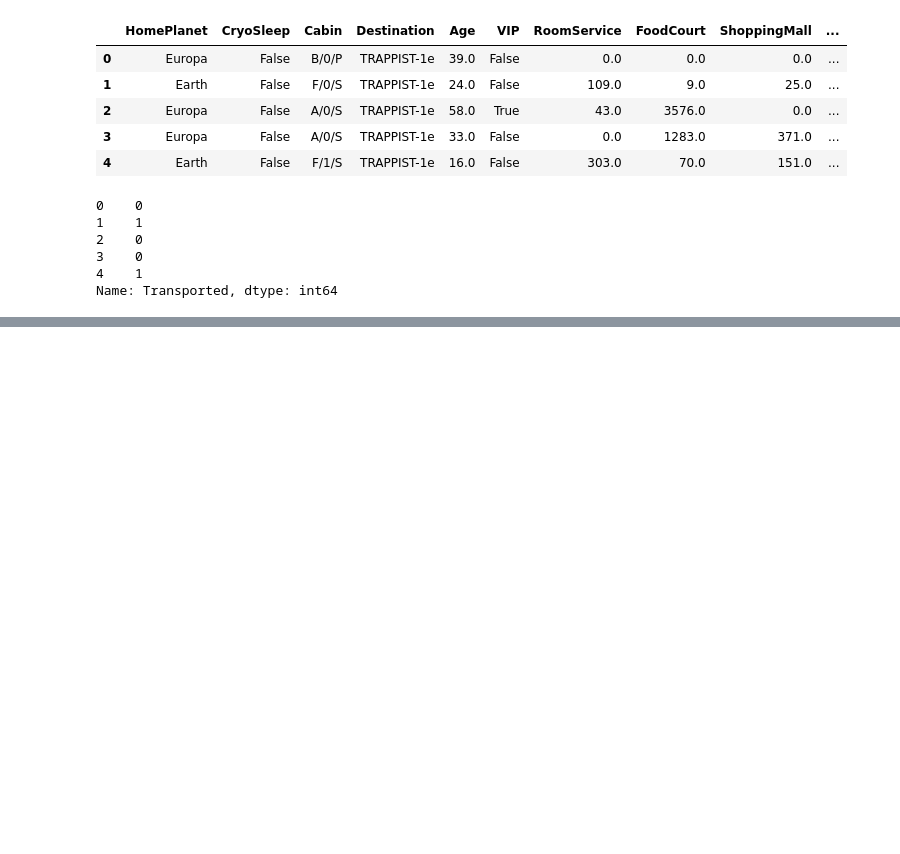
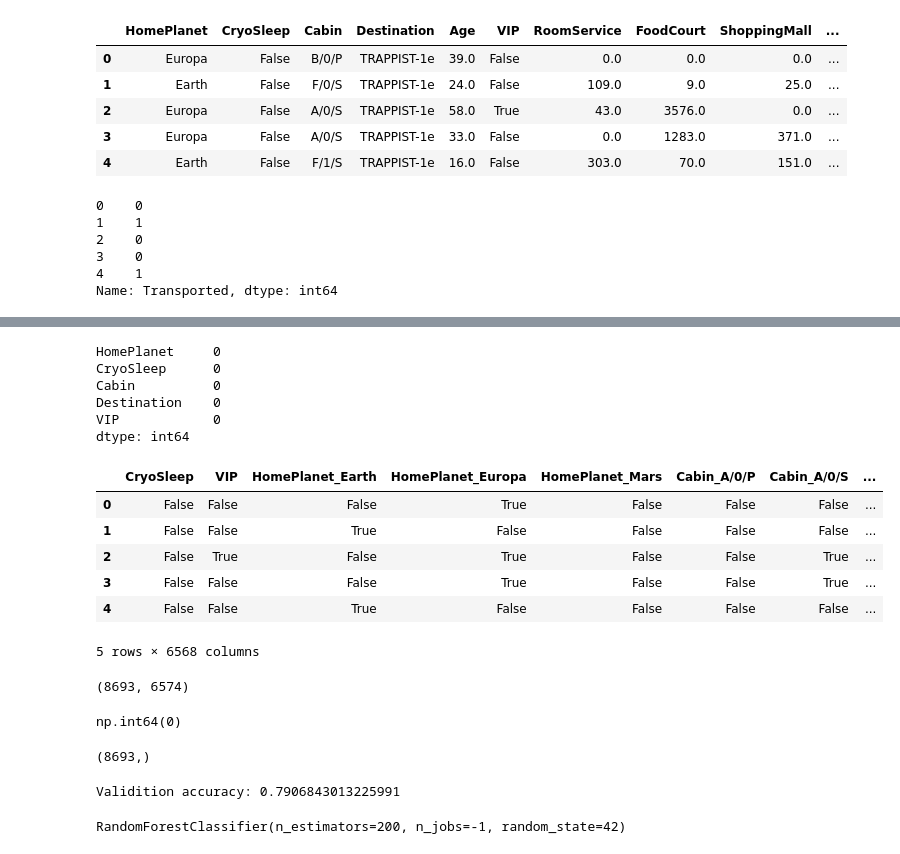
Before and after one commit to into-the-mehtaverse/machine-learning, a Jupyter notebook: 04-kaggle-competitions/01-spaceship-titanic/solution.ipynb, the cells around one changed output, grey strips where cells are left out. Cells and saved outputs as stored; diff of their text form; code cells hidden in the pictures; blank space fills up the shorter version.

Commit message:
first kaggle submission / model trained

```diff
--- a/04-kaggle-competitions/01-spaceship-titanic/solution.ipynb
+++ b/04-kaggle-competitions/01-spaceship-titanic/solution.ipynb
@@ -85,3 +85,7 @@ y.head(5)
 3    0
 4    1
 Name: Transported, dtype: int64
+# %%
+X_numeric = X[numeric_cols].copy()
+# %%
+X_categorical = X[categorical_cols].copy()
@@ -87,0 +111,41 @@ Name: Transported, dtype: int64
+# %%
+for col in numeric_cols:
+    median = X_numeric[col].median()
+    X_numeric[col] = X_numeric[col].fillna(median)
+# %%
+for col in categorical_cols:
+    mode = X_categorical[col].mode().iloc[0]
+    X_categorical[col] = X_categorical[col].fillna(mode)
+# %%
+## sanity check
+X_numeric.isna().sum()
+X_categorical.isna().sum()
+# %% [output]
+HomePlanet     0
+CryoSleep      0
+Cabin          0
+Destination    0
+VIP            0
+dtype: int64
+# %%
+X_cat_encoded = pd.get_dummies(X_categorical, drop_first=False)
+X_cat_encoded.head()
+# %% [output]
+|  | CryoSleep | VIP | HomePlanet_Earth | HomePlanet_Europa | HomePlanet_Mars | Cabin_A/0/P | Cabin_A/0/S | ... |
+| 0 | False | False | False | True | False | False | False | ... |
+| 1 | False | False | True | False | False | False | False | ... |
+| 2 | False | True | False | True | False | False | True | ... |
+| 3 | False | False | False | True | False | False | True | ... |
+| 4 | False | False | True | False | False | False | False | ... |
+5 rows × 6568 columns
+# %%
+X_prepared = pd.concat([X_numeric, X_cat_encoded], axis=1)
+print(X_prepared.shape)
+X_prepared.isna().sum().sum()  # should be 0
+# %% [output]
+(8693, 6574)
+np.int64(0)
+# %%
+print(y.shape)
+# %% [output]
+(8693,)
@@ -87,0 +159,27 @@ Name: Transported, dtype: int64
+# %%
+
+rf = RandomForestClassifier(
+    n_estimators=200,   # number of trees
+    random_state=42,
+    n_jobs=-1,          # use all cores
+)
+
+rf.fit(X_train, y_train)
+y_val_pred = rf.predict(X_val)
+val_acc = accuracy_score(y_val, y_val_pred)
+print("Validition accuracy:", val_acc)
+# %% [output]
+Validition accuracy: 0.7906843013225991
+# %%
+## BELOW IS THE FINAL MODEL FOR THE FIRST KAGGLE SUBMISSION
+
+
+rf_final = RandomForestClassifier(
+    n_estimators=200,
+    random_state=42,
+    n_jobs=-1
+)
+
+rf_final.fit(X_prepared, y)
+# %% [output]
+RandomForestClassifier(n_estimators=200, n_jobs=-1, random_state=42)
```
Also changed, not shown: parts of 12 cells of this notebook, 1 other file.
